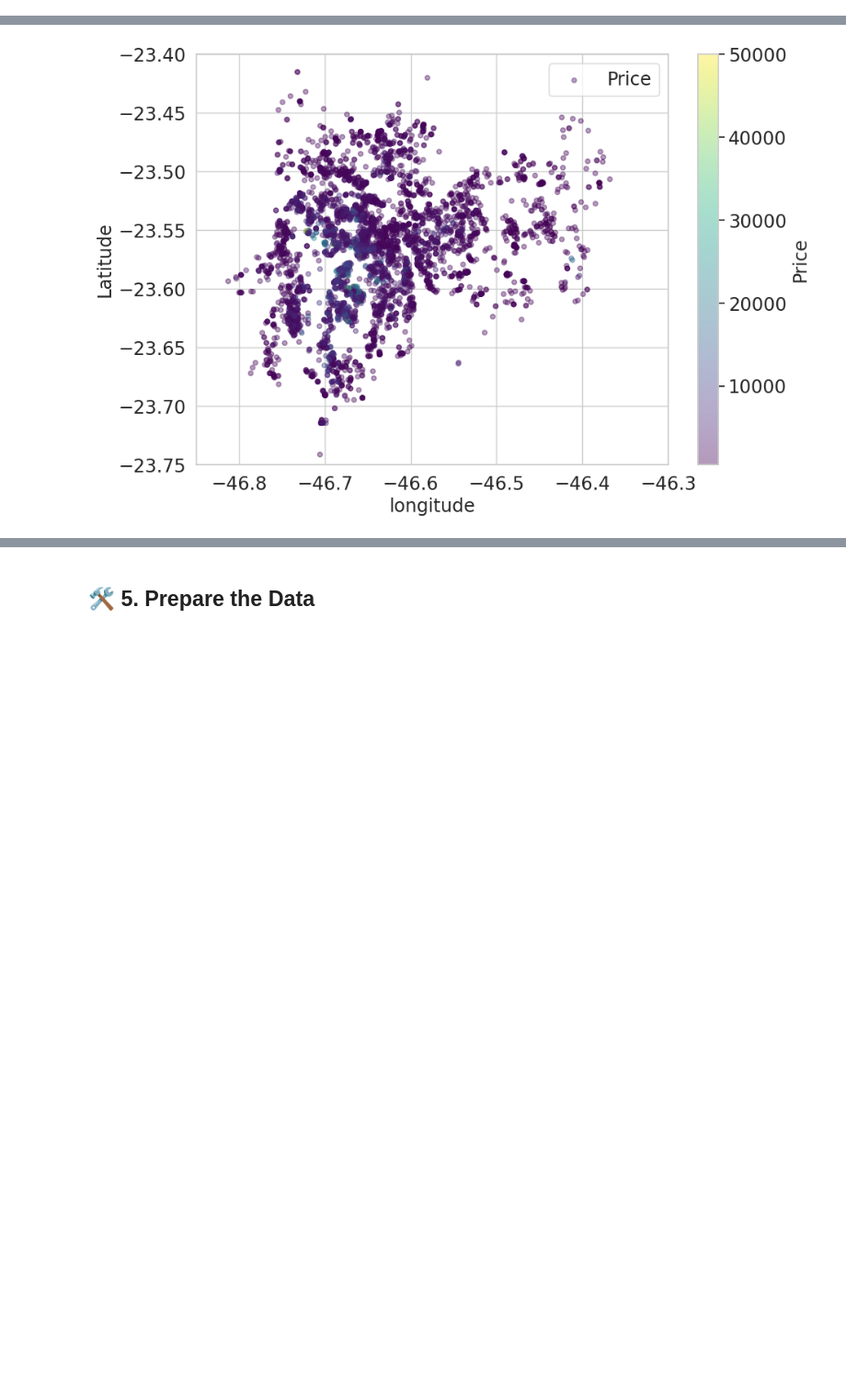
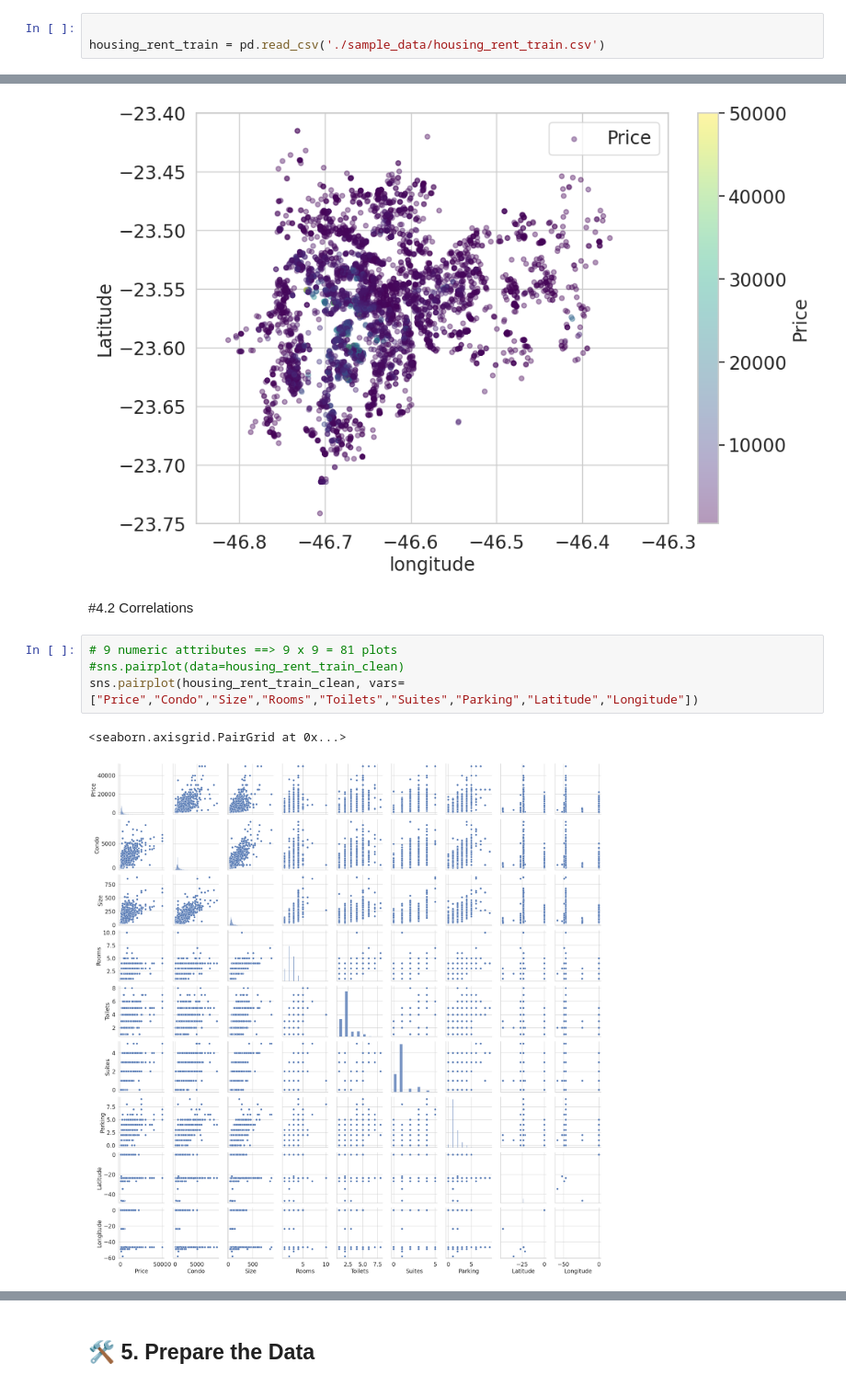
Before and after one commit to HWatanuki/Trabalho_D2APR, a Jupyter notebook: saopaulo-housing.ipynb, the cells around one changed output, grey strips where cells are left out. Shown at 92% size. Drawn from its saved outputs; the diff is of its cells as text; blank space fills up the shorter version.

```diff
--- a/saopaulo-housing.ipynb
+++ b/saopaulo-housing.ipynb
@@ -263,6 +263,9 @@ housing_rent_train.to_csv('./sample_data/housing_rent_train.csv', index=False)
 housing_rent_test.to_csv('./sample_data/housing_rent_test.csv', index=False)
 # %% [markdown]
 ## 3. Data Cleaning
+# %%
+
+housing_rent_train = pd.read_csv('./sample_data/housing_rent_train.csv')
 # %% [markdown]
 condo column has zero for unknown values
 # %%
@@ -392,3 +367,12 @@ plt.legend()
 # %% [output]
 <matplotlib.legend.Legend at 0x...>
 [figure]
+# %% [markdown]
+#4.2 Correlations
+# %%
+# 9 numeric attributes ==> 9 x 9 = 81 plots
+#sns.pairplot(data=housing_rent_train_clean)
+sns.pairplot(housing_rent_train_clean, vars=["Price","Condo","Size","Rooms","Toilets","Suites","Parking","Latitude","Longitude"])
+# %% [output]
+<seaborn.axisgrid.PairGrid at 0x...>
+[figure, added]
```
Also changed, not shown: parts of 18 cells of this notebook.
